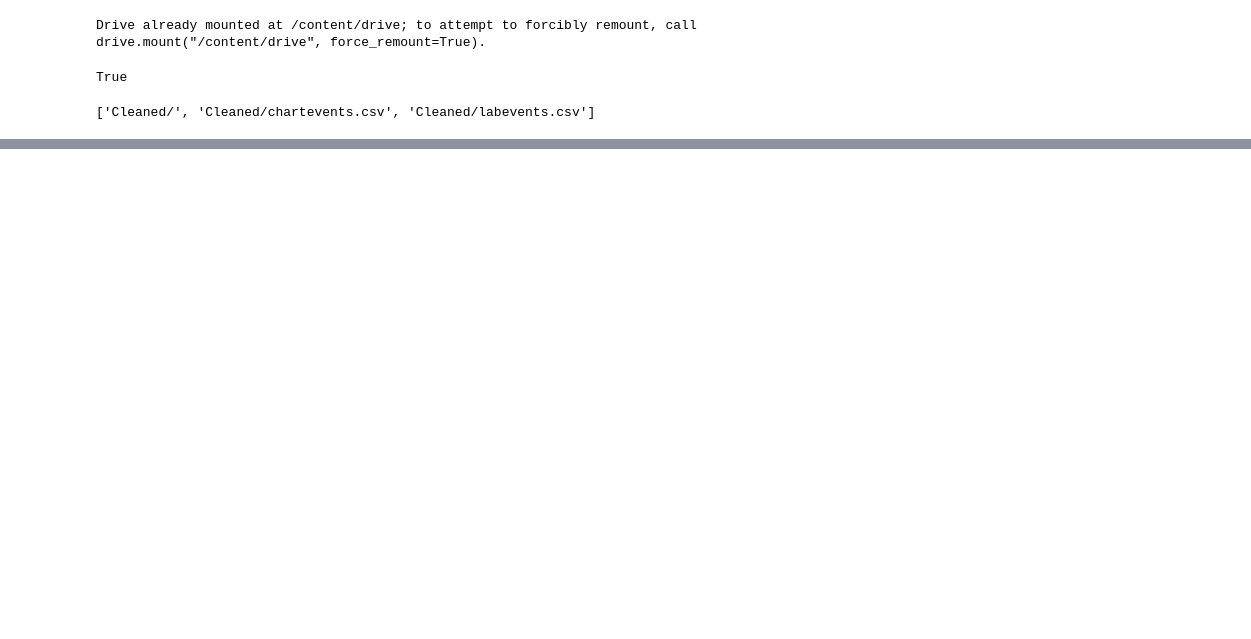
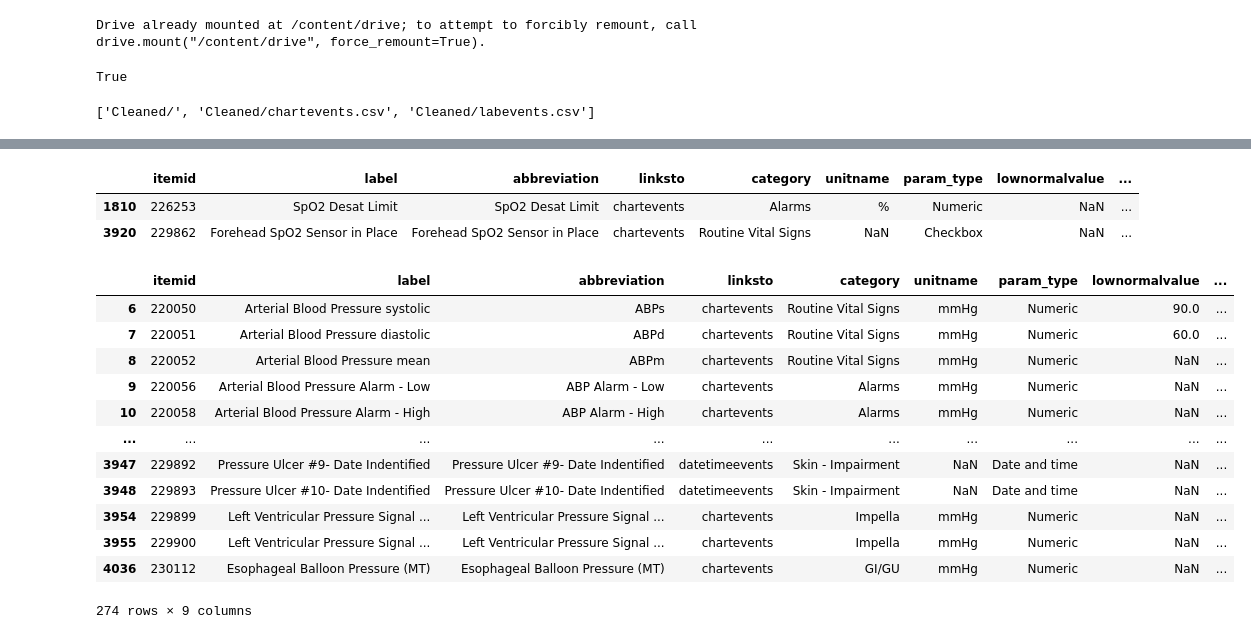
Before and after one commit to hamdikhasawneh/AI-sepsis, a Jupyter notebook: notebooks/01_data_preprocessing.ipynb, the cells around one changed output, grey strips where cells are left out. Cells and saved outputs as stored; diff of their text form; code cells hidden in the pictures; blank space fills up the shorter version.

```diff
--- a/notebooks/01_data_preprocessing.ipynb
+++ b/notebooks/01_data_preprocessing.ipynb
@@ -24,0 +299,24 @@ with zipfile.ZipFile(zip_path, 'r') as z:
+# %%
+# SpO2
+d_items[d_items["label"].str.contains("SpO2", case=False, na=False)]
+# %% [output]
+|  | itemid | label | abbreviation | linksto | category | unitname | param_type | lownormalvalue | ... |
+| 1810 | 226253 | SpO2 Desat Limit | SpO2 Desat Limit | chartevents | Alarms | % | Numeric | NaN | ... |
+| 3920 | 229862 | Forehead SpO2 Sensor in Place | Forehead SpO2 Sensor in Place | chartevents | Routine Vital Signs | NaN | Checkbox | NaN | ... |
+# %%
+# Blood Pressure
+d_items[d_items["label"].str.contains("Pressure", case=False, na=False)]
+# %% [output]
+|  | itemid | label | abbreviation | linksto | category | unitname | param_type | lownormalvalue | ... |
+| 6 | 220050 | Arterial Blood Pressure systolic | ABPs | chartevents | Routine Vital Signs | mmHg | Numeric | 90.0 | ... |
+| 7 | 220051 | Arterial Blood Pressure diastolic | ABPd | chartevents | Routine Vital Signs | mmHg | Numeric | 60.0 | ... |
+| 8 | 220052 | Arterial Blood Pressure mean | ABPm | chartevents | Routine Vital Signs | mmHg | Numeric | NaN | ... |
+| 9 | 220056 | Arterial Blood Pressure Alarm - Low | ABP Alarm - Low | chartevents | Alarms | mmHg | Numeric | NaN | ... |
+| 10 | 220058 | Arterial Blood Pressure Alarm - High | ABP Alarm - High | chartevents | Alarms | mmHg | Numeric | NaN | ... |
+| ... | ... | ... | ... | ... | ... | ... | ... | ... | ... |
+| 3947 | 229892 | Pressure Ulcer #9- Date Indentified | Pressure Ulcer #9- Date Indentified | datetimeevents | Skin - Impairment | NaN | Date and time | NaN | ... |
+| 3948 | 229893 | Pressure Ulcer #10- Date Indentified | Pressure Ulcer #10- Date Indentified | datetimeevents | Skin - Impairment | NaN | Date and time | NaN | ... |
+| 3954 | 229899 | Left Ventricular Pressure Signal ... | Left Ventricular Pressure Signal ... | chartevents | Impella | mmHg | Numeric | NaN | ... |
+| 3955 | 229900 | Left Ventricular Pressure Signal ... | Left Ventricular Pressure Signal ... | chartevents | Impella | mmHg | Numeric | NaN | ... |
+| 4036 | 230112 | Esophageal Balloon Pressure (MT) | Esophageal Balloon Pressure (MT) | chartevents | GI/GU | mmHg | Numeric | NaN | ... |
+274 rows × 9 columns
```
Also changed, not shown: parts of 49 cells of this notebook.
